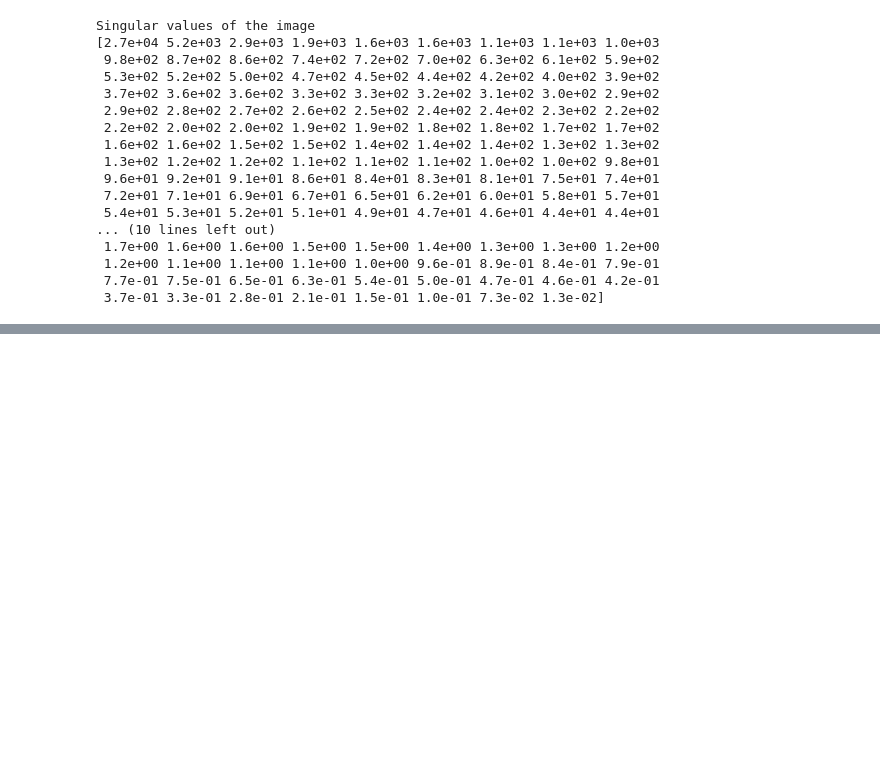
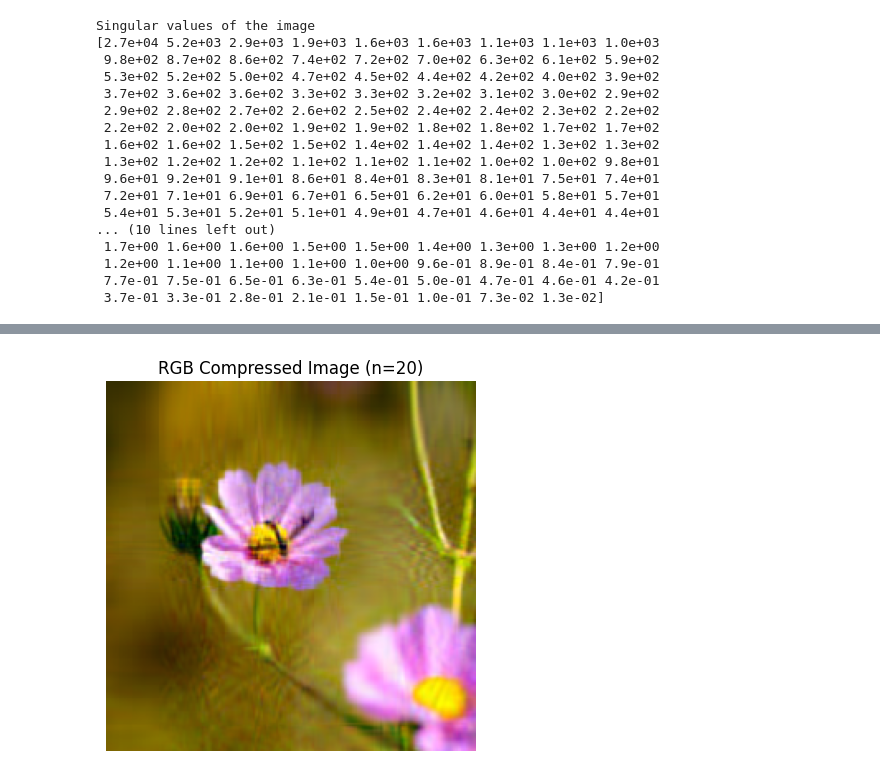
Before and after one commit to kmhswimgirl/svd_compression, a Jupyter notebook: svd_doc.ipynb, the cells around one changed output, grey strips where cells are left out. Saved outputs shown, nothing was run; the diff lists cells and outputs as text; code cells hidden in the pictures; blank space fills up the shorter version.

```diff
--- a/svd_doc.ipynb
+++ b/svd_doc.ipynb
@@ -127,0 +119,24 @@ plt.show()
+# %%
+%%time
+def svd_color(image, sv):
+    B, G, R = cv2.split(image)
+
+    U_b, S_b, Vt_b = np.linalg.svd(B, full_matrices=False)
+    U_g, S_g, Vt_g = np.linalg.svd(G, full_matrices=False)
+    U_r, S_r, Vt_r = np.linalg.svd(R, full_matrices=False)
+
+    R_comp = np.matrix(U_r[:, :sv]) * np.diag(S_r[:sv]) * np.matrix(Vt_r[:sv, :])
+    G_comp = np.matrix(U_g[:, :sv]) * np.diag(S_g[:sv]) * np.matrix(Vt_g[:sv, :])
+    B_comp = np.matrix(U_b[:, :sv]) * np.diag(S_b[:sv]) * np.matrix(Vt_b[:sv, :])
+
+    comp_full = cv2.merge([np.clip(R_comp, 1, 255), np.clip(G_comp, 1, 255), np.clip(B_comp, 1, 255)])
+    comp_full = comp_full.astype(np.uint8)
+
+    plt.imshow(comp_full)
+    plt.title(f'RGB Compressed Image (n={sv})')
+    plt.axis('off')
+    plt.show()
+
+svd_color(img_data, 20)
+# %% [output]
+[figure, added]
```
Also changed, not shown: parts of 7 cells of this notebook.
